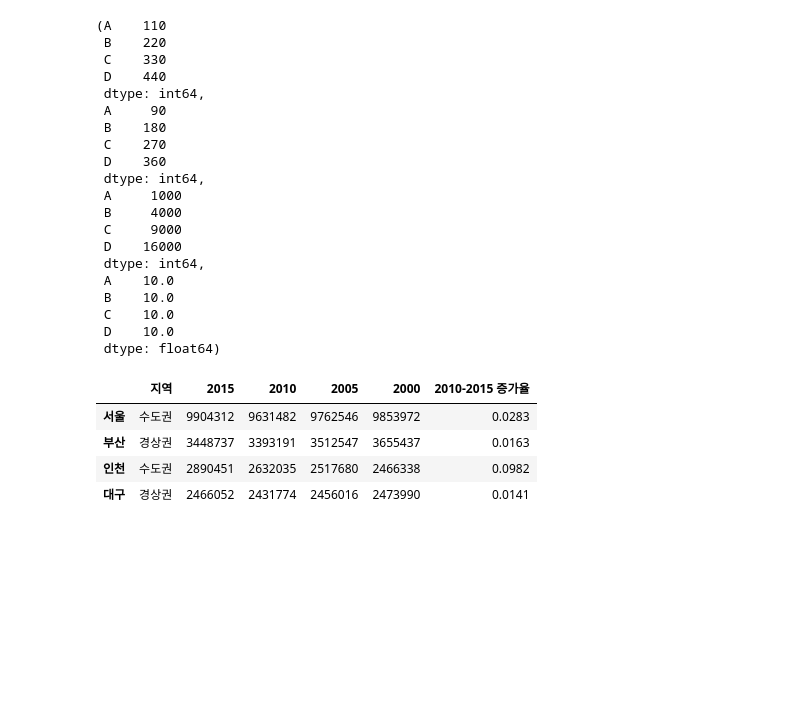
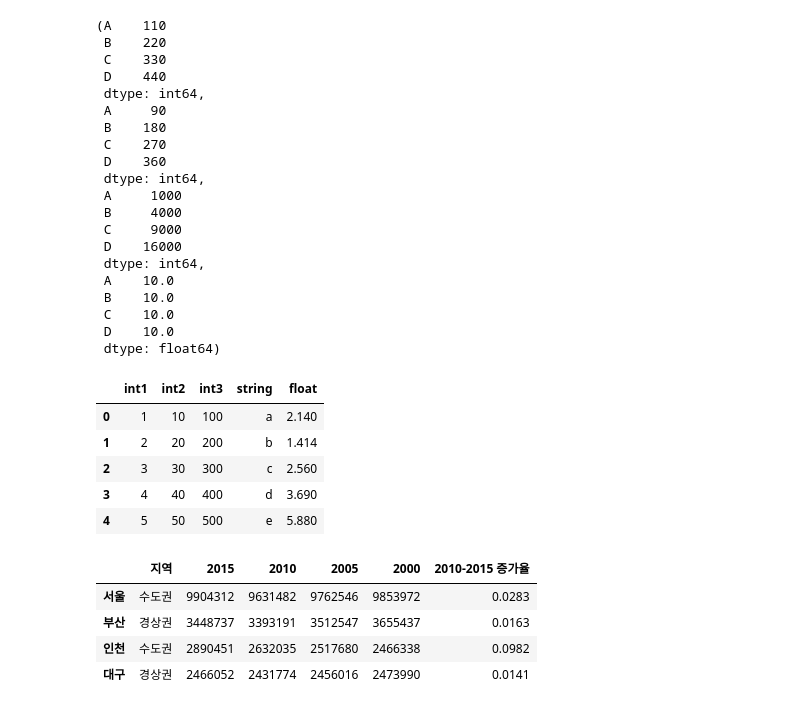
Before and after one commit to JIYOUNGJEON/numpy, a Jupyter notebook: 02.pandas/0601과제.ipynb, the cells around one changed output. Cells and saved outputs as stored; diff of their text form; code cells hidden in the pictures; blank space fills up the shorter version.

```diff
--- a/02.pandas/0601과제.ipynb
+++ b/02.pandas/0601과제.ipynb
@@ -58,6 +58,22 @@ s + ss, ss - s, s * ss, ss / s
 #(1) 열의 갯수와 행의 갯수가 각각 5개 이상이어야 한다.
 
 #(2) 열에는 정수, 문자열, 실수 자료형 데이터가 각각 1개 이상씩 포함되어 있어야 한다.
+# %%
+pd.DataFrame({
+    'int1':[1,2,3,4,5],
+    'int2':[10,20,30,40,50],
+    'int3':[100,200,300,400,500],
+    'string':["a","b","c","d","e"],
+    'float':[2.14, 1.414, 2.56, 3.69, 5.88]
+
+})
+# %% [output]
+|  | int1 | int2 | int3 | string | float |
+| 0 | 1 | 10 | 100 | a | 2.140 |
+| 1 | 2 | 20 | 200 | b | 1.414 |
+| 2 | 3 | 30 | 300 | c | 2.560 |
+| 3 | 4 | 40 | 400 | d | 3.690 |
+| 4 | 5 | 50 | 500 | e | 5.880 |
 # %%
 data = {
     "2015": [9904312, 3448737, 2890451, 2466052],
```
Also changed, not shown: parts of 16 cells of this notebook, 2 other files.
